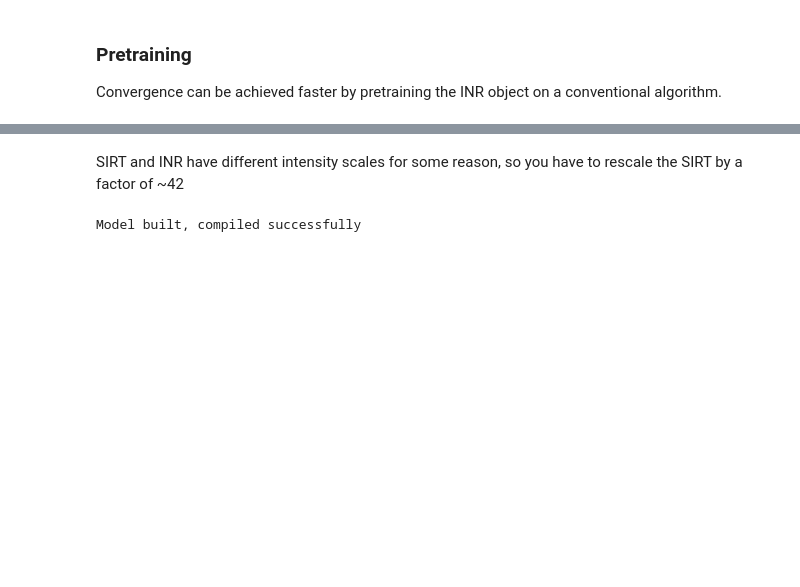
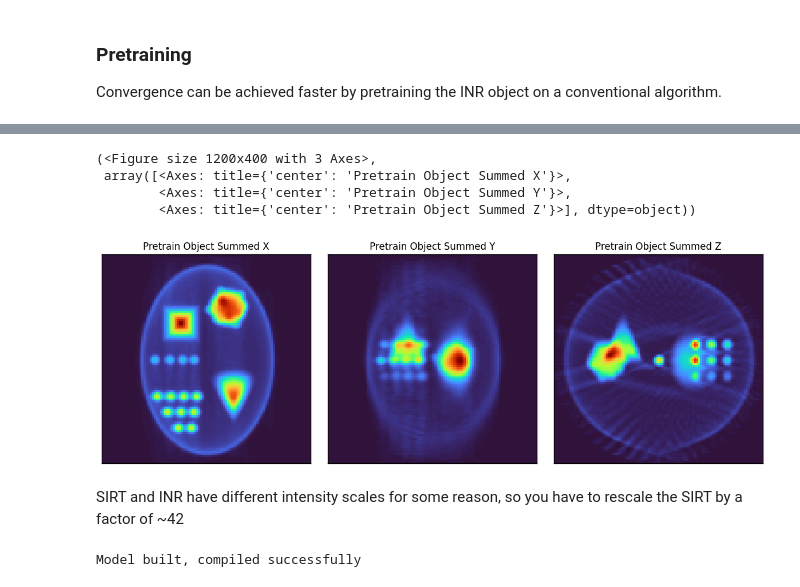
Before and after one commit to electronmicroscopy/quantem-tutorials, a Jupyter notebook: tutorials/tomography/notebooks/tomography_02_full.ipynb, the cells around one changed output, grey strips where cells are left out. Drawn from its saved outputs; the diff is of its cells as text; code cells hidden in the pictures; blank space fills up the shorter version.

```diff
--- a/tutorials/tomography/notebooks/tomography_02_full.ipynb
+++ b/tutorials/tomography/notebooks/tomography_02_full.ipynb
@@ -479,19 +544,23 @@ obj_pix.obj.max()
 # %%
-obj_pix_pretrain = obj_pix.obj.clone()
-obj_pix_pretrain *= 42
-
-obj_pix_pretrain.max()
+obj_pix_pretrain = obj_pix.obj_view
 
 # Transpose to INR coordinates
-obj_pix_pretrain = obj_pix_pretrain.detach().cpu().numpy().transpose(1, 2, 0)
-obj_pix_pretrain = torch.from_numpy(obj_pix_pretrain).to(obj_pix.obj.device)
+obj_pix_pretrain = torch.from_numpy(obj_pix_pretrain.transpose(0, 2, 3, 1))
+obj_pix_pretrain = obj_pix_pretrain.to(obj_pix.obj.device)
 
 show_2d(
-    [obj_pix_pretrain.sum(axis = 0), obj_pix_pretrain.sum(axis = 1), obj_pix_pretrain.sum(axis = 2)],
+    [obj_pix_pretrain[0].sum(axis = 0), obj_pix_pretrain[0].sum(axis = 1), obj_pix_pretrain[0].sum(axis = 2)],
     cmap = 'turbo',
     vmin = 0,
     vmax = None,
+    title = ["Pretrain Object Summed X", "Pretrain Object Summed Y", "Pretrain Object Summed Z"]
 )
+# %% [output]
+(<Figure size 1200x400 with 3 Axes>,
+ array([<Axes: title={'center': 'Pretrain Object Summed X'}>,
+        <Axes: title={'center': 'Pretrain Object Summed Y'}>,
+        <Axes: title={'center': 'Pretrain Object Summed Z'}>], dtype=object))
+[figure, added]
 # %% [markdown]
 SIRT and INR have different intensity scales for some reason, so you have to rescale the SIRT by a factor of ~42
 # %%
```
Also changed, not shown: parts of 20 cells of this notebook, 1 other file.
